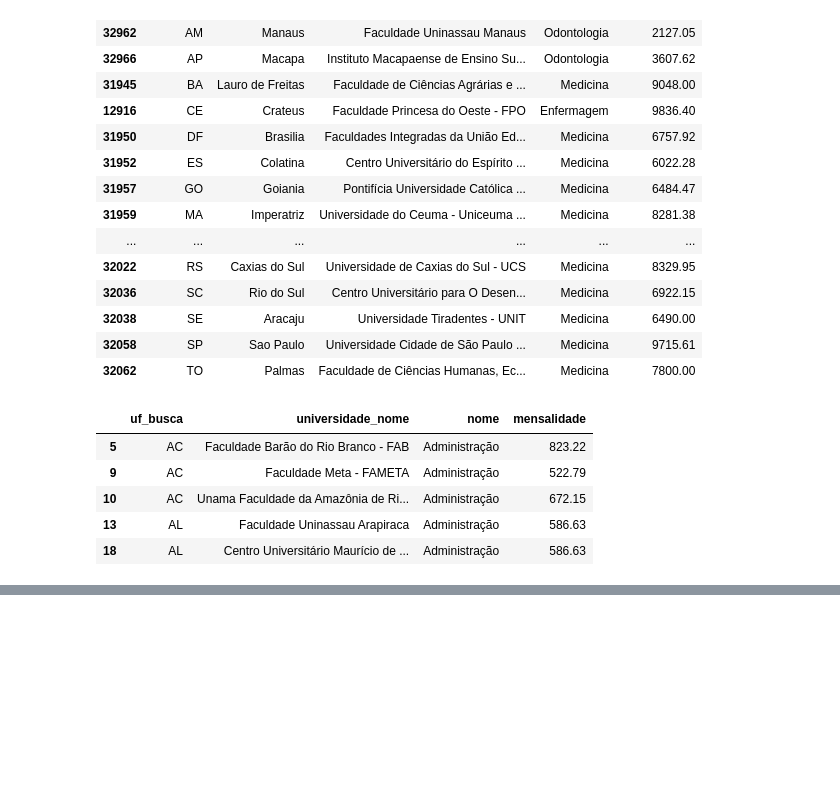
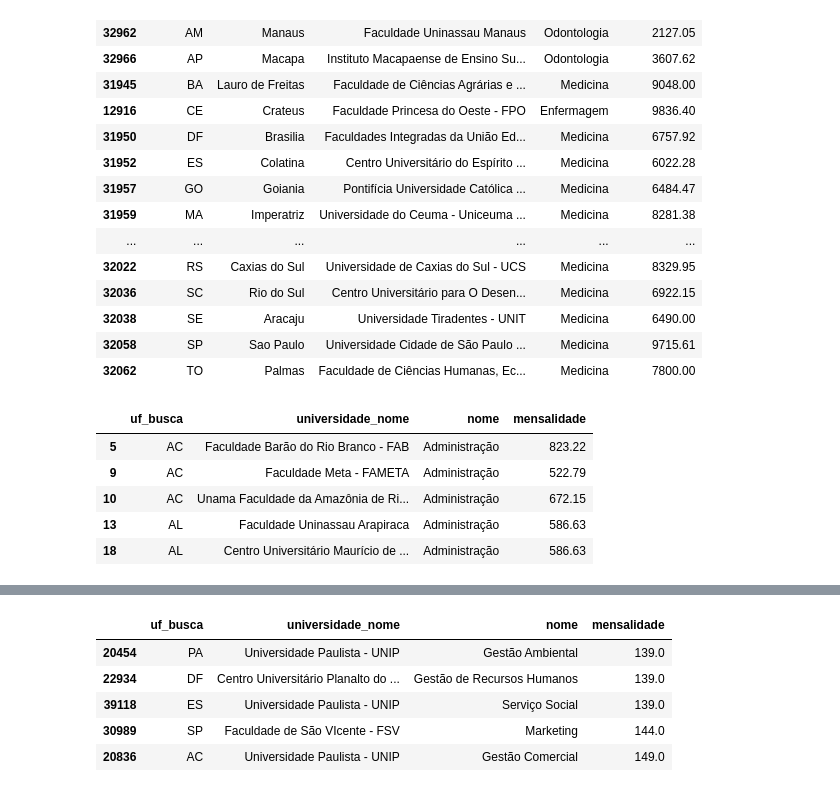
Before and after one commit to lima-anderson/Curso-Analise-Dados-LABHacker, a Jupyter notebook: Aula 1/Aula_1.ipynb, the cells around one changed output, grey strips where cells are left out. Cells and saved outputs as stored; diff of their text form; code cells hidden in the pictures; blank space fills up the shorter version.

```diff
--- a/Aula 1/Aula_1.ipynb
+++ b/Aula 1/Aula_1.ipynb
@@ -365,0 +376,10 @@ df[(df.mensalidade > 500) & (df.mensalidade < 1000)][['uf_busca', 'universidade_
+# %%
+# 5 menores mensalidades
+df.nsmallest(5, 'mensalidade')[['uf_busca', 'universidade_nome', 'nome', 'mensalidade']]
+# %% [output]
+|  | uf_busca | universidade_nome | nome | mensalidade |
+| 20454 | PA | Universidade Paulista - UNIP | Gestão Ambiental | 139.0 |
+| 22934 | DF | Centro Universitário Planalto do ... | Gestão de Recursos Humanos | 139.0 |
+| 39118 | ES | Universidade Paulista - UNIP | Serviço Social | 139.0 |
+| 30989 | SP | Faculdade de São VIcente - FSV | Marketing | 144.0 |
+| 20836 | AC | Universidade Paulista - UNIP | Gestão Comercial | 149.0 |
```
Also changed, not shown: parts of 1 cell of this notebook.
